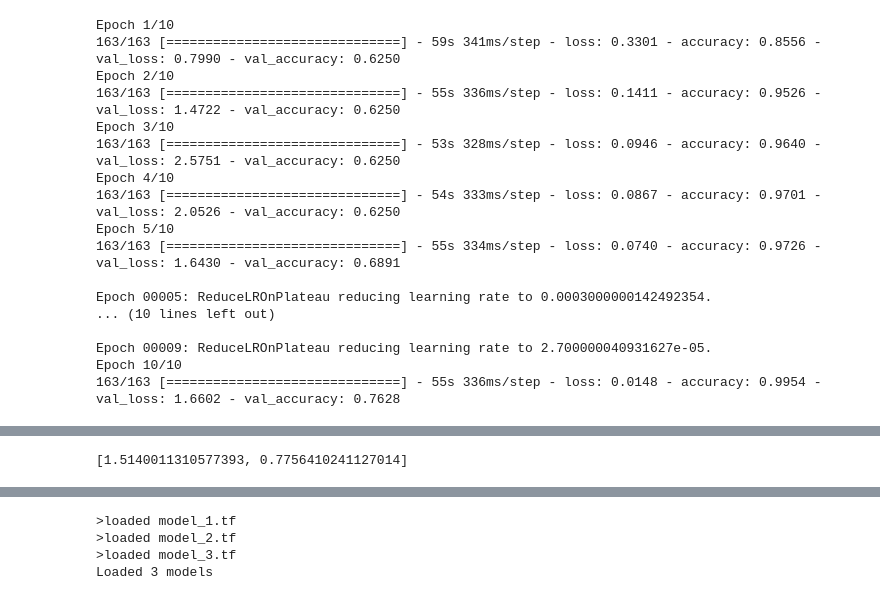
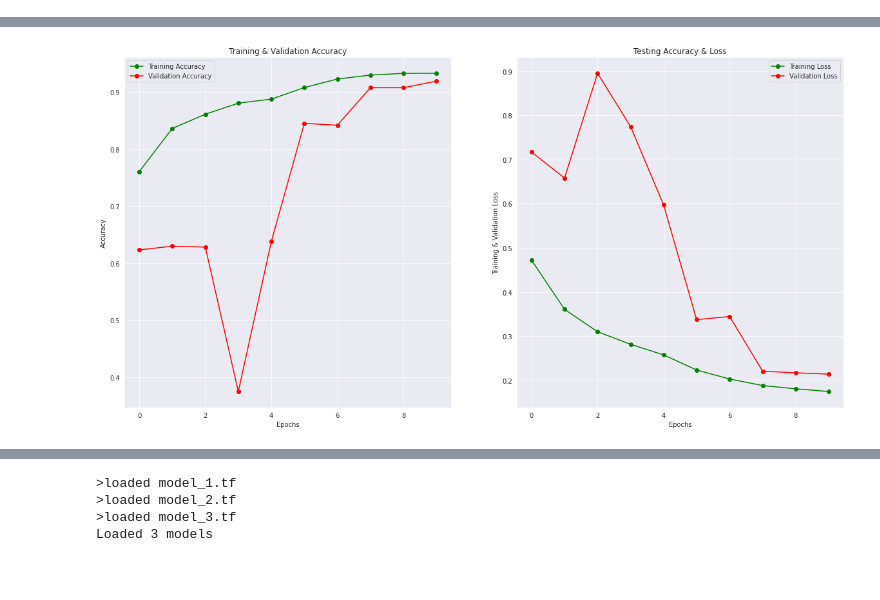
Before and after one commit to justyna3773/ensemble_X-Ray, a Jupyter notebook: sisi-ensemble.ipynb, the cells around one changed output, grey strips where cells are left out. Saved outputs shown, nothing was run; the diff lists cells and outputs as text; code cells hidden in the pictures; blank space fills up the shorter version.

```diff
--- a/sisi-ensemble.ipynb
+++ b/sisi-ensemble.ipynb
@@ -114,14 +215,15 @@ y_val = y_val.reshape(-1,1)
 # %%
-datagen = ImageDataGenerator()
+# DataGenerator object to introduce more variation to the training dataset
+datagen = ImageDataGenerator(
         # featurewise_center=False,  # set input mean to 0 over the dataset
         # samplewise_center=False,  # set each sample mean to 0
         # featurewise_std_normalization=False,  # divide inputs by std of the dataset
         # samplewise_std_normalization=False,  # divide each input by its std
         # zca_whitening=False,  # apply ZCA whitening
-        # rotation_range = 30,  # randomly rotate images in the range (degrees, 0 to 180)
-        # zoom_range = 0.2, # Randomly zoom image
-        # width_shift_range=0.1,  # randomly shift images horizontally (fraction of total width)
-        # height_shift_range=0.1,  # randomly shift images vertically (fraction of total height)
+        rotation_range = 10,  # randomly rotate images in the range (degrees, 0 to 180)
+        zoom_range = 0.2, # Randomly zoom image
+        width_shift_range=0.1,  # randomly shift images horizontally (fraction of total width)
+        height_shift_range=0.1) # randomly shift images vertically (fraction of total height)
         # horizontal_flip = True,  # randomly flip images
         # vertical_flip=False)  # randomly flip images
 
@@ -185,25 +448,8 @@ early_stop = EarlyStopping(monitor='val_loss', min_delta=0.1, patience=1, mode='
 # %%
+#training model_1
 STEPS = len(x_train) / 32
-hist = model_1.fit(
+hist_1 = model_1.fit(
            datagen.flow(x_train,y_train,batch_size = 32), steps_per_epoch=STEPS,
            epochs=10, validation_data=datagen.flow(x_test2, y_test2),
               callbacks=[checkpoint, lr_reduce])
 #datagen.flow(x_train,y_train,batch_size = 32), steps_per_epoch=STEPS, batch_size = 32, epochs=10, validation_data = datagen.flow(x_val, y_val),
-# %% [output]
-Epoch 1/10
-163/163 [==============================] - 59s 341ms/step - loss: 0.3301 - accuracy: 0.8556 - val_loss: 0.7990 - val_accuracy: 0.6250
-Epoch 2/10
-163/163 [==============================] - 55s 336ms/step - loss: 0.1411 - accuracy: 0.9526 - val_loss: 1.4722 - val_accuracy: 0.6250
-Epoch 3/10
-163/163 [==============================] - 53s 328ms/step - loss: 0.0946 - accuracy: 0.9640 - val_loss: 2.5751 - val_accuracy: 0.6250
-Epoch 4/10
-163/163 [==============================] - 54s 333ms/step - loss: 0.0867 - accuracy: 0.9701 - val_loss: 2.0526 - val_accuracy: 0.6250
-Epoch 5/10
-163/163 [==============================] - 55s 334ms/step - loss: 0.0740 - accuracy: 0.9726 - val_loss: 1.6430 - val_accuracy: 0.6891
-
-Epoch 00005: ReduceLROnPlateau reducing learning rate to 0.0003000000142492354.
-... (10 lines left out)
-
-Epoch 00009: ReduceLROnPlateau reducing learning rate to 2.700000040931627e-05.
-Epoch 10/10
-163/163 [==============================] - 55s 336ms/step - loss: 0.0148 - accuracy: 0.9954 - val_loss: 1.6602 - val_accuracy: 0.7628
@@ -210,3 +468,5 @@ Epoch 10/10
 # %%
+#model_1 evaluation
 model_1.evaluate(x_test, y_test)
+train_val_stats(hist_1)
 # %% [output]
@@ -214 +474 @@ model_1.evaluate(x_test, y_test)
-[1.5140011310577393, 0.7756410241127014]
+[figure, added]
```
Also changed, not shown: parts of 30 cells of this notebook.
